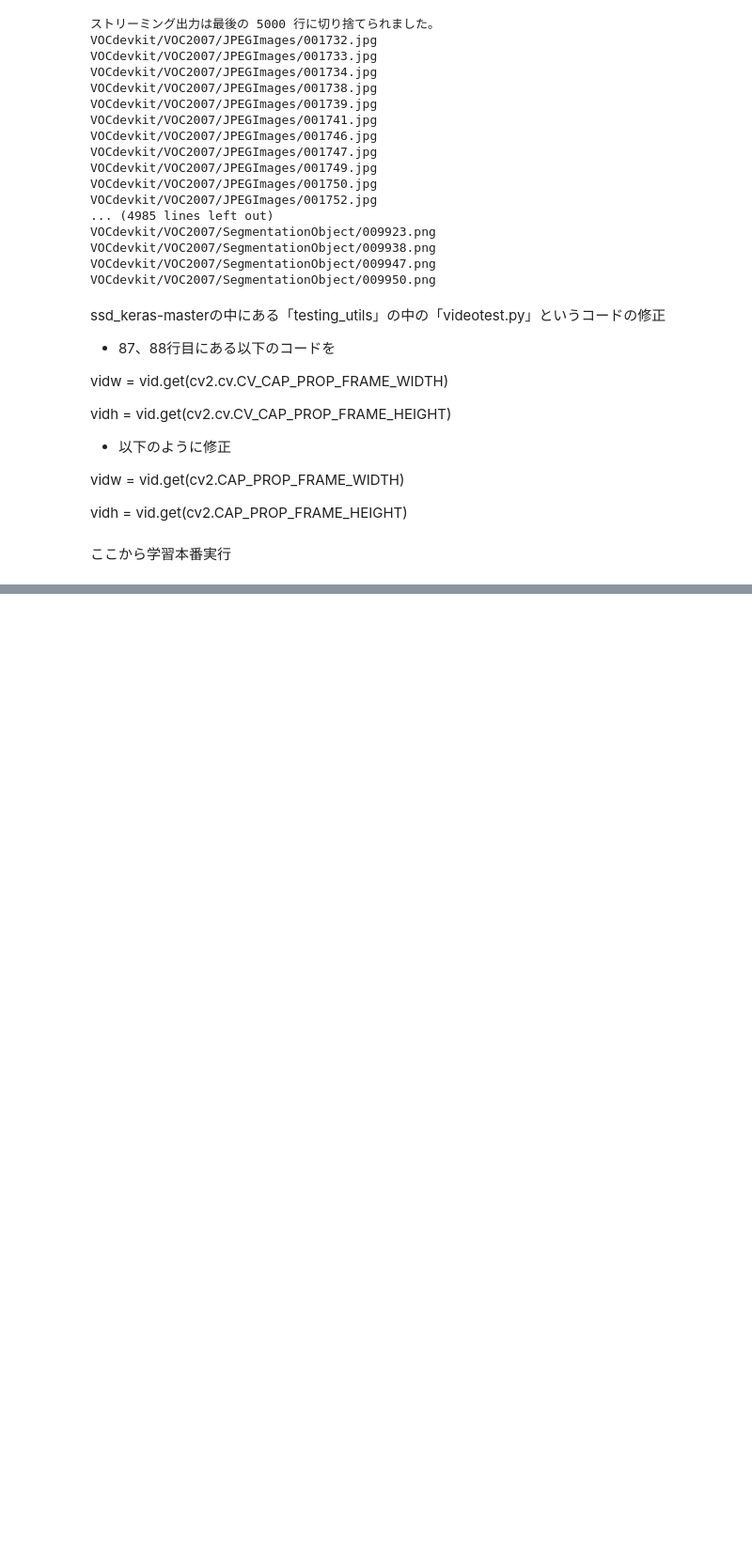
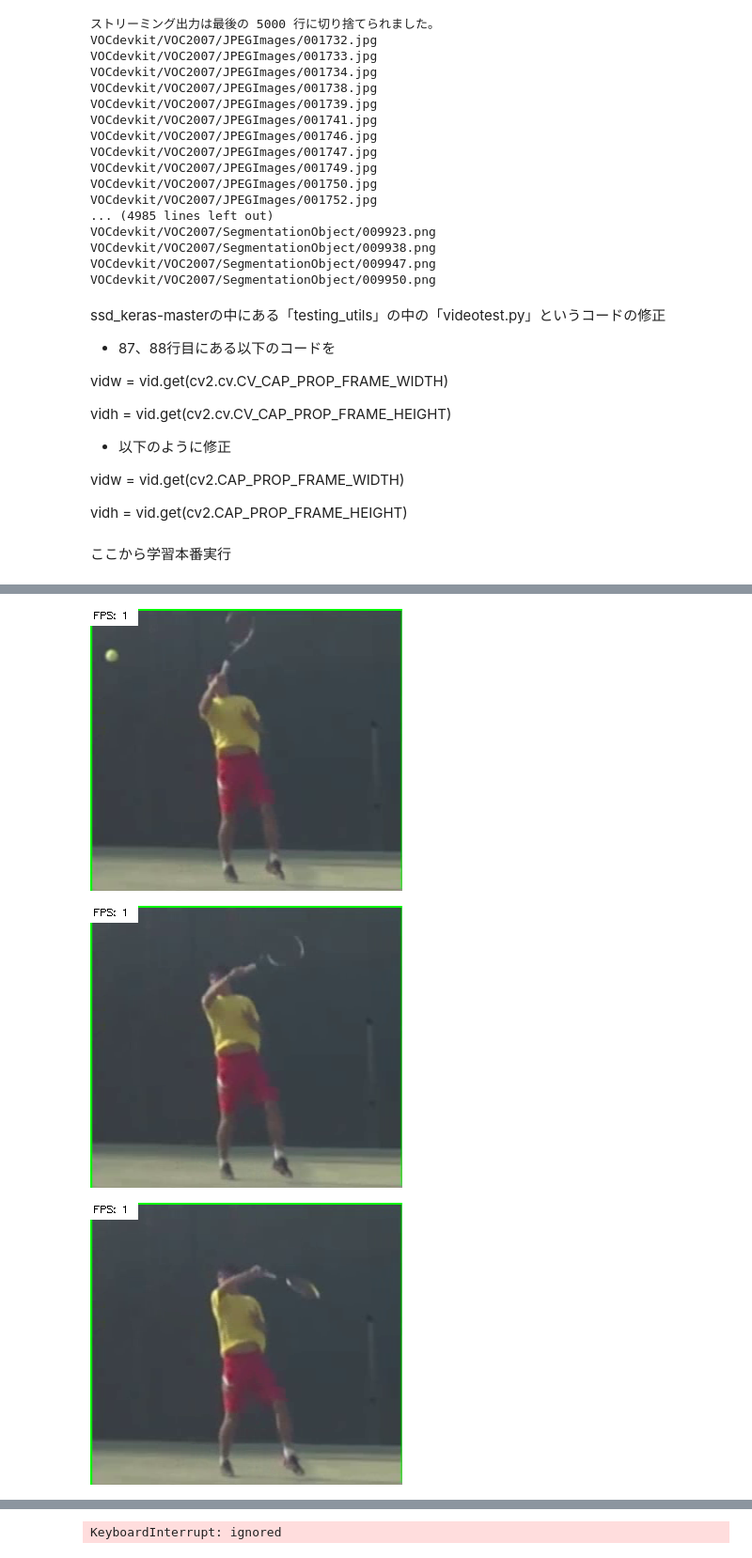
Before and after one commit to N-Tsuruta/SSD_TSG, a Jupyter notebook: SSD入門1.ipynb, the cells around one changed output, grey strips where cells are left out. Shown: that part at 94% size. Saved outputs shown, nothing was run; the diff lists cells and outputs as text; code cells hidden in the pictures; blank space fills up the shorter version.

Commit message:
Colaboratory を使用して作成しました

```diff
--- a/SSD入門1.ipynb
+++ b/SSD入門1.ipynb
@@ -656,0 +705,31 @@ Epoch 10/10
+# %%
+import keras
+import pickle
+from google.colab.patches import cv2_imshow
+from videotest import VideoTest
+
+import sys
+sys.path.append("..")
+from ssd import SSD300 as SSD
+
+input_shape = (300,300,3)
+
+# Change this if you run with other classes than VOC
+class_names = ["background", "aeroplane", "bicycle", "bird", "boat", "bottle", "bus", "car", "cat", "chair", "cow", "diningtable", "dog", "horse", "motorbike", "person", "pottedplant", "sheep", "sofa", "train", "tvmonitor"];
+NUM_CLASSES = len(class_names)
+
+model = SSD(input_shape, num_classes=NUM_CLASSES)
+
+# Change this path if you want to use your own trained weights
+#model.load_weights('../weights_SSD300.hdf5')
+model.load_weights('../checkpoint02/weights.32-1.88.hdf5', by_name=False)
+
+vid_test = VideoTest(class_names, model, input_shape)
+
+# To test on webcam 0, remove the parameter (or change it to another number
+# to test on that webcam)
+vid_test.run('tennis.mp4')
+# %% [output]
+[figure, added]
+[figure, added]
+[figure, added]
@@ -656,0 +739 @@ Epoch 10/10
+KeyboardInterrupt: ignored
```
Also changed, not shown: parts of 6 cells of this notebook.
